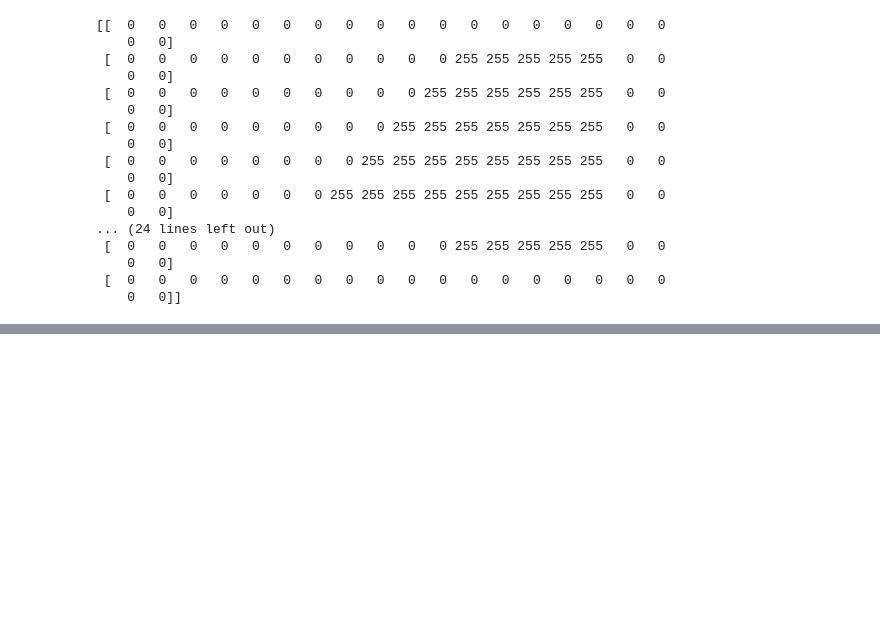
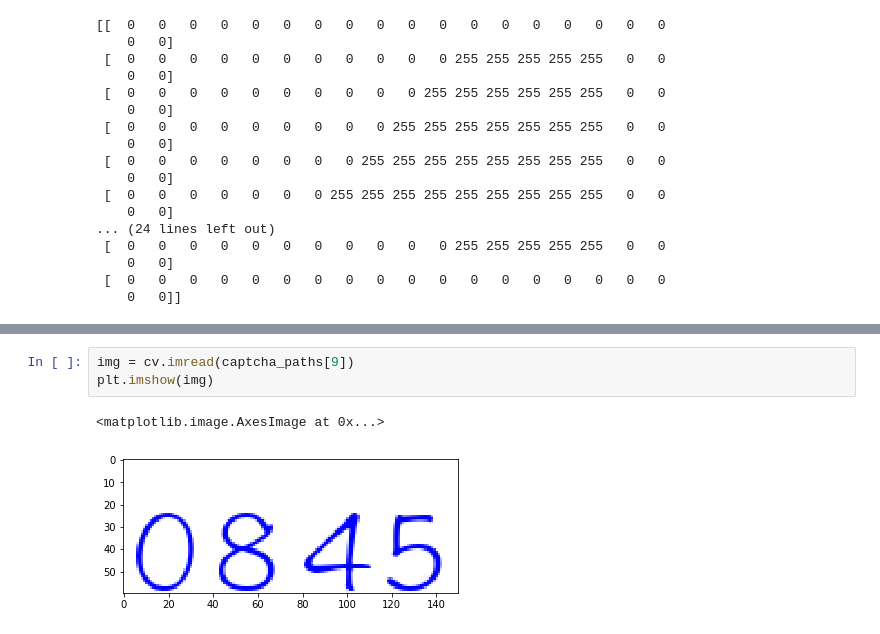
Before and after one commit to rg4sun/RG_captcha_recognization, a Jupyter notebook: captcha_recognize.ipynb, the cells around one changed output, grey strips where cells are left out. Cells and saved outputs as stored; diff of their text form; blank space fills up the shorter version.

```diff
--- a/captcha_recognize.ipynb
+++ b/captcha_recognize.ipynb
@@ -434,0 +530,6 @@ print(X_train[106].reshape(20,20))
+# %%
+img = cv.imread(captcha_paths[9])
+plt.imshow(img)
+# %% [output]
+<matplotlib.image.AxesImage at 0x...>
+[figure, added]
```
Also changed, not shown: parts of 8 cells of this notebook.
